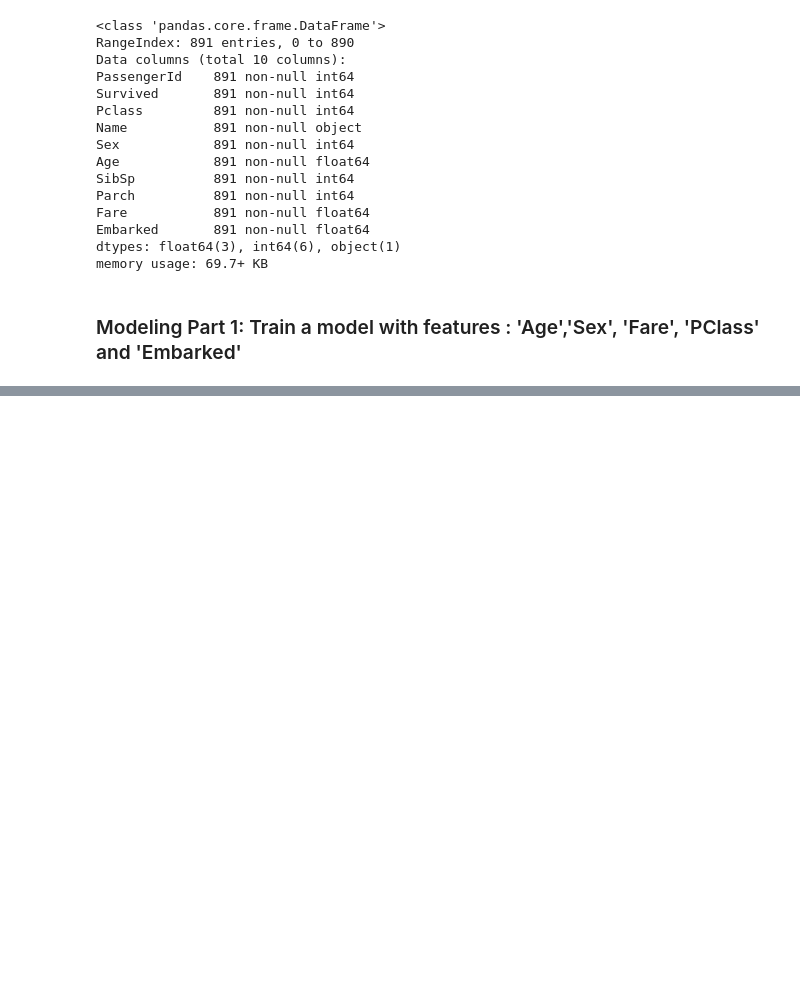
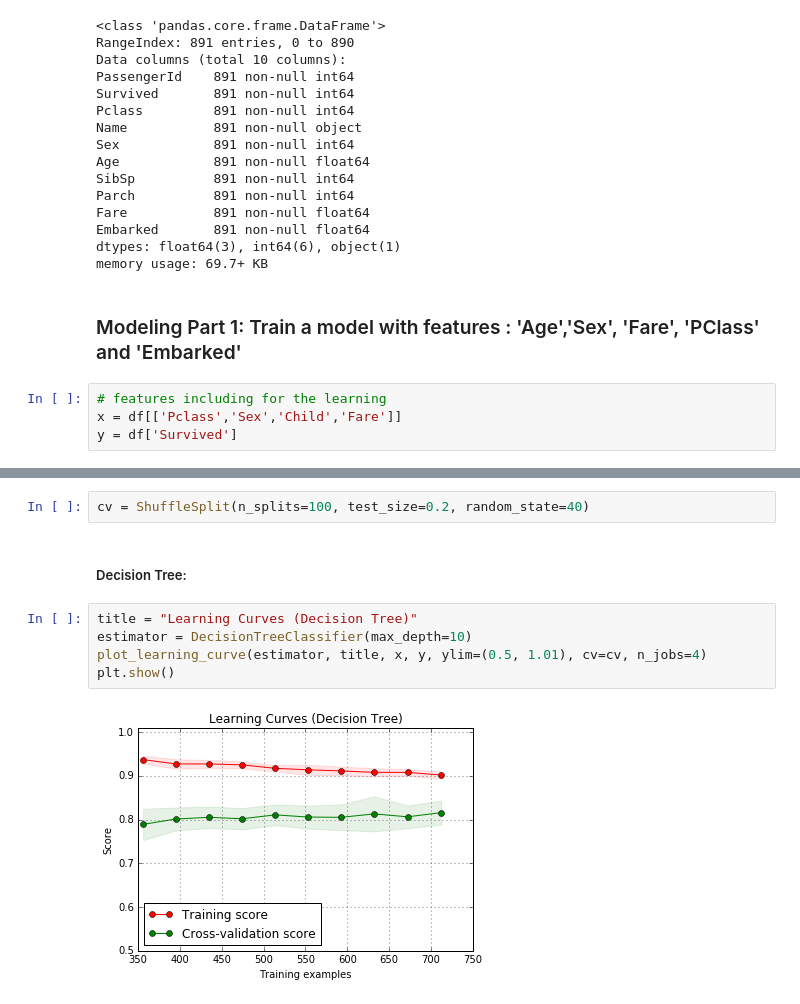
Before and after one commit to phamhp/Titanic, a Jupyter notebook: Titanic Analysis.ipynb, the cells around one changed output, grey strips where cells are left out. Cells and saved outputs as stored; diff of their text form; blank space fills up the shorter version.

```diff
--- a/Titanic Analysis.ipynb
+++ b/Titanic Analysis.ipynb
@@ -218,3 +228,7 @@ dtypes: float64(3), int64(6), object(1)
 memory usage: 69.7+ KB
 # %% [markdown]
 ### Modeling Part 1: Train a model with features : 'Age','Sex', 'Fare', 'PClass' and 'Embarked'
+# %%
+# features including for the learning
+x = df[['Pclass','Sex','Child','Fare']]
+y = df['Survived']
@@ -220,0 +296,11 @@ memory usage: 69.7+ KB
+# %%
+cv = ShuffleSplit(n_splits=100, test_size=0.2, random_state=40)
+# %% [markdown]
+##### Decision Tree:
+# %%
+title = "Learning Curves (Decision Tree)"
+estimator = DecisionTreeClassifier(max_depth=10)
+plot_learning_curve(estimator, title, x, y, ylim=(0.5, 1.01), cv=cv, n_jobs=4)
+plt.show()
+# %% [output]
+[figure, added]
```
Also changed, not shown: parts of 32 cells of this notebook.
